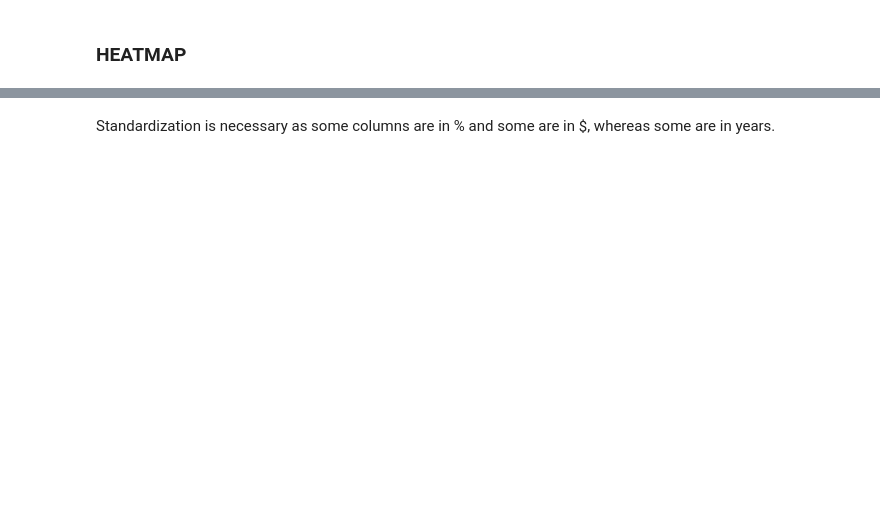
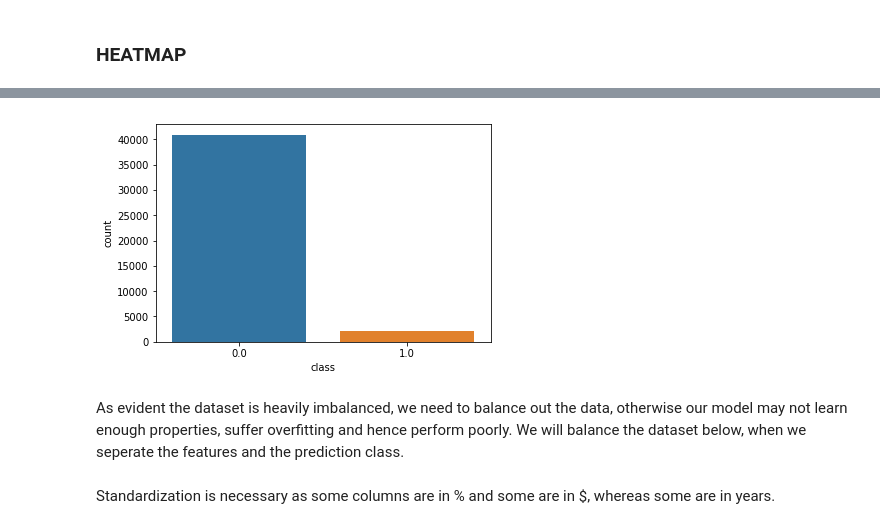
Before and after one commit to vickyumath/GreyAtom-Project, a Jupyter notebook: polish_data/polish_data.ipynb, the cells around one changed output, grey strips where cells are left out. Cells and saved outputs as stored; diff of their text form; code cells hidden in the pictures; blank space fills up the shorter version.

```diff
--- a/polish_data/polish_data.ipynb
+++ b/polish_data/polish_data.ipynb
@@ -1,19 +1,2 @@
 # %% [markdown]
 # Loading Dataset
-# %%
-import pandas as pd
-import numpy as np
-import matplotlib.pyplot as plt
-import seaborn as sns
-
-names = []
-for i in range(1,66):
-    names.append('X'+str(i))
-
-year_1 = pd.read_csv('./data/1year.csv', low_memory=False, names=names)
-year_2 = pd.read_csv('./data/2year.csv', low_memory=False, names=names)
-year_3 = pd.read_csv('./data/3year.csv', low_memory=False, names=names)
-year_4 = pd.read_csv('./data/4year.csv', low_memory=False, names=names)
-year_5 = pd.read_csv('./data/5year.csv', low_memory=False, names=names)
-
-print(year_1.shape, year_2.shape, year_3.shape, year_4.shape, year_5.shape)
@@ -99,7 +118,7 @@ Except for _X55_ and _X62_, all the other features have values in a range.
 # %% [markdown]
 ### BOXPLOTS
 # %%
-columns = ['X1','X2','X3','X4','X48','X49','X53','X62']
+columns = ['Attr1','Attr2','Attr3','Attr4','Attr48','Attr49','Attr53','Attr62']
 for i in columns:
     print(imputed_dataframe[i].max(), imputed_dataframe[i].min())
 # %% [output]
@@ -172,2 +191,10 @@ imputed_dataframe.shape
+# %%
+sns.countplot(x='class', data=imputed_dataframe)
+plt.show()
+# %% [output]
+[figure, added]
+# %% [markdown]
+As evident the dataset is heavily imbalanced, we need to balance out the data, otherwise our model may not learn enough properties, suffer overfitting and hence perform poorly.
+We will balance the dataset below, when we seperate the features and the prediction class.
 # %% [markdown]
 Standardization is necessary as some columns are in % and some are in $, whereas some are in years.
```
Also changed, not shown: parts of 30 cells of this notebook, 2 other files.
